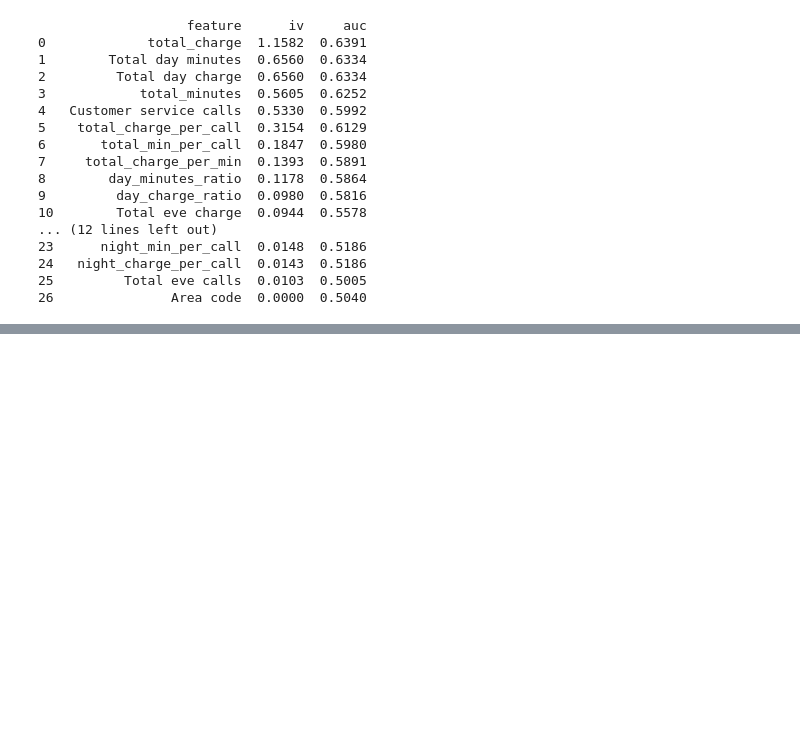
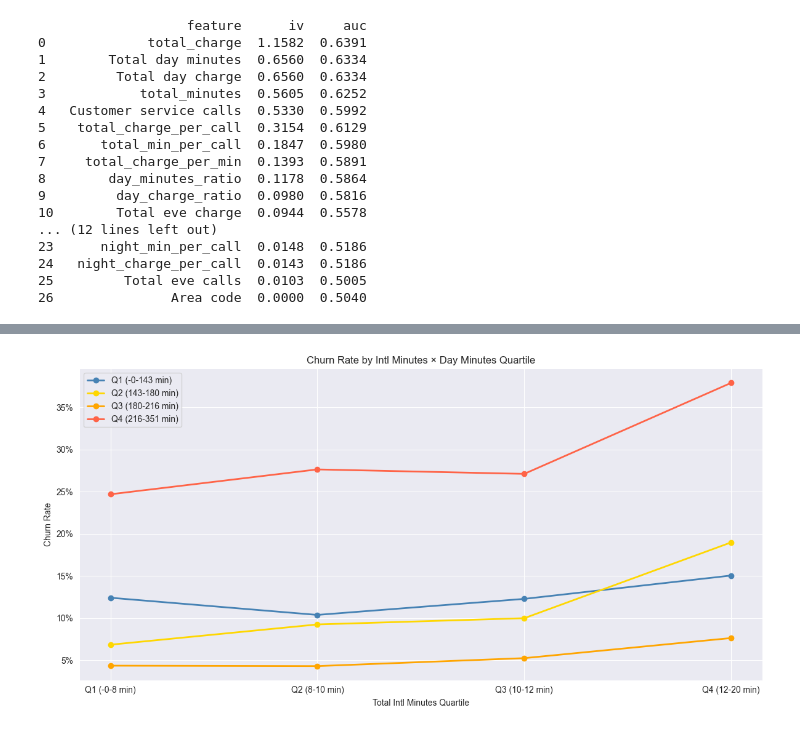
Before and after one commit to hungmanh0720/churn_models_for_telecom_company, a Jupyter notebook: eda_data.ipynb, the cells around one changed output, grey strips where cells are left out. Cells and saved outputs as stored; diff of their text form; code cells hidden in the pictures; blank space fills up the shorter version.

```diff
--- a/eda_data.ipynb
+++ b/eda_data.ipynb
@@ -787,0 +857,31 @@ print(feature_stats.to_string())
+# %%
+import matplotlib.pyplot as plt
+
+df['day_min_bin'] = pd.qcut(df['Total day minutes'], q=4)
+bin_labels = [f'Q{i+1} ({interval.left:.0f}-{interval.right:.0f} min)'
+              for i, interval in enumerate(df['day_min_bin'].cat.categories)]
+df['day_min_bin'] = pd.qcut(df['Total day minutes'], q=4, labels=bin_labels)
+
+df['intl_bin'] = pd.qcut(df['Total intl minutes'], q=4)
+intl_labels = [f'Q{i+1} ({interval.left:.0f}-{interval.right:.0f} min)'
+               for i, interval in enumerate(df['intl_bin'].cat.categories)]
+df['intl_bin'] = pd.qcut(df['Total intl minutes'], q=4, labels=intl_labels)
+
+summary = df.groupby(['intl_bin', 'day_min_bin'])['Churn'].mean().reset_index()
+
+fig, ax = plt.subplots(figsize=(12, 6))
+
+colors = ['steelblue', 'gold', 'orange', 'tomato']
+for bin_label, color in zip(bin_labels, colors):
+    data = summary[summary['day_min_bin'] == bin_label]
+    ax.plot(data['intl_bin'], data['Churn'], marker='o', label=bin_label, color=color, linewidth=2)
+
+ax.set_xlabel('Total Intl Minutes Quartile')
+ax.set_ylabel('Churn Rate')
+ax.set_title('Churn Rate by Intl Minutes × Day Minutes Quartile')
+ax.legend(loc='upper left')
+ax.yaxis.set_major_formatter(plt.FuncFormatter(lambda y, _: f'{y:.0%}'))
+plt.tight_layout()
+plt.show()
+# %% [output]
+[figure, added]
```
Also changed, not shown: parts of 11 cells of this notebook, 14 other files.
